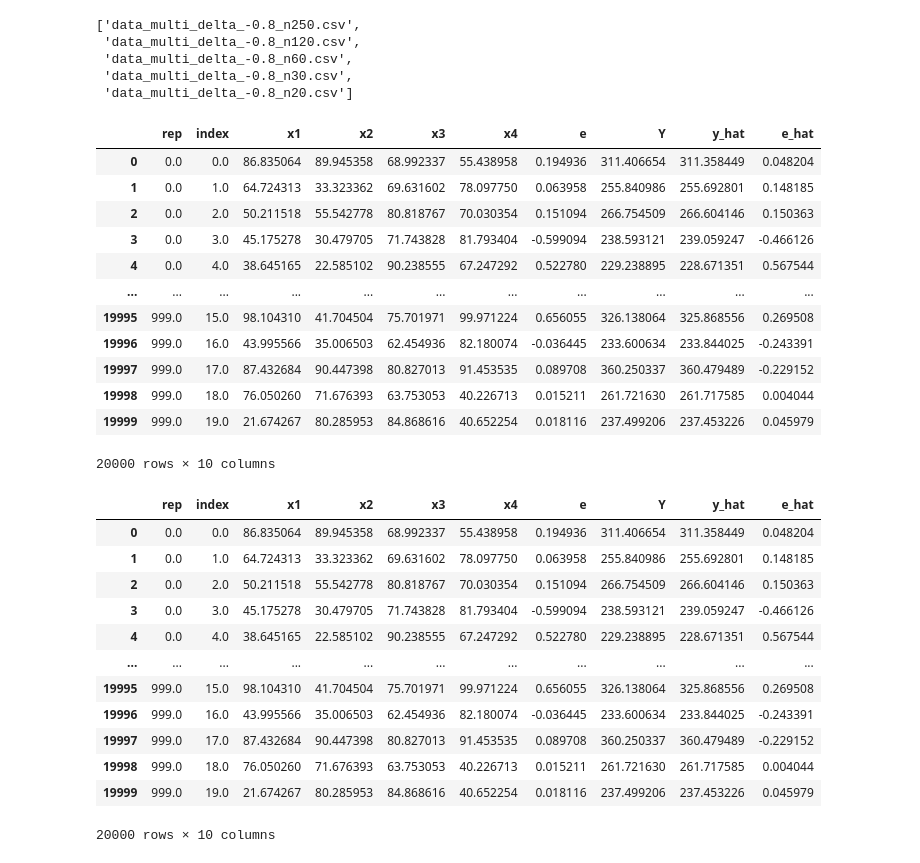
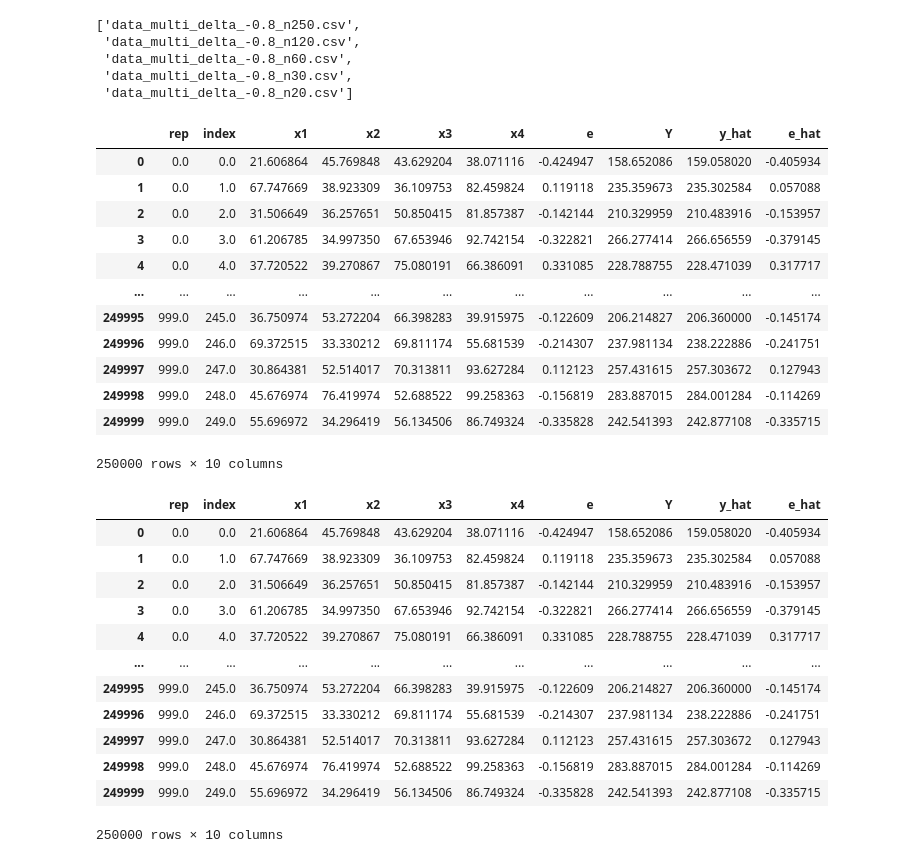
Before and after one commit to iam-fern/Generate_multiplication_4X, a Jupyter notebook: GQtest_data(y_hat)_multi_delta_(_0_8)_n250_05.ipynb, the cells around one changed output. Cells and saved outputs as stored; diff of their text form; code cells hidden in the pictures.

```diff
--- a/GQtest_data(y_hat)_multi_delta_(_0_8)_n250_05.ipynb
+++ b/GQtest_data(y_hat)_multi_delta_(_0_8)_n250_05.ipynb
@@ -29,39 +29,39 @@ os.listdir(base_path)
  'data_multi_delta_-0.8_n20.csv']
 # %%
 # เรียกใช้ข้อมูลจากไฟล์ โดยผ่านฟังก์ชัน ที่ชื่อว่า read_csv
-file_path = os.path.join(base_path, 'data_multi_delta_-0.8_n20.csv')
+file_path = os.path.join(base_path, 'data_multi_delta_-0.8_n250.csv')
 pd.read_csv(file_path)
 # %% [output]
 |  | rep | index | x1 | x2 | x3 | x4 | e | Y | y_hat | e_hat |
-| 0 | 0.0 | 0.0 | 86.835064 | 89.945358 | 68.992337 | 55.438958 | 0.194936 | 311.406654 | 311.358449 | 0.048204 |
-| 1 | 0.0 | 1.0 | 64.724313 | 33.323362 | 69.631602 | 78.097750 | 0.063958 | 255.840986 | 255.692801 | 0.148185 |
-| 2 | 0.0 | 2.0 | 50.211518 | 55.542778 | 80.818767 | 70.030354 | 0.151094 | 266.754509 | 266.604146 | 0.150363 |
-| 3 | 0.0 | 3.0 | 45.175278 | 30.479705 | 71.743828 | 81.793404 | -0.599094 | 238.593121 | 239.059247 | -0.466126 |
-| 4 | 0.0 | 4.0 | 38.645165 | 22.585102 | 90.238555 | 67.247292 | 0.522780 | 229.238895 | 228.671351 | 0.567544 |
+| 0 | 0.0 | 0.0 | 21.606864 | 45.769848 | 43.629204 | 38.071116 | -0.424947 | 158.652086 | 159.058020 | -0.405934 |
+| 1 | 0.0 | 1.0 | 67.747669 | 38.923309 | 36.109753 | 82.459824 | 0.119118 | 235.359673 | 235.302584 | 0.057088 |
+| 2 | 0.0 | 2.0 | 31.506649 | 36.257651 | 50.850415 | 81.857387 | -0.142144 | 210.329959 | 210.483916 | -0.153957 |
+| 3 | 0.0 | 3.0 | 61.206785 | 34.997350 | 67.653946 | 92.742154 | -0.322821 | 266.277414 | 266.656559 | -0.379145 |
+| 4 | 0.0 | 4.0 | 37.720522 | 39.270867 | 75.080191 | 66.386091 | 0.331085 | 228.788755 | 228.471039 | 0.317717 |
 | ... | ... | ... | ... | ... | ... | ... | ... | ... | ... | ... |
-| 19995 | 999.0 | 15.0 | 98.104310 | 41.704504 | 75.701971 | 99.971224 | 0.656055 | 326.138064 | 325.868556 | 0.269508 |
-| 19996 | 999.0 | 16.0 | 43.995566 | 35.006503 | 62.454936 | 82.180074 | -0.036445 | 233.600634 | 233.844025 | -0.243391 |
-| 19997 | 999.0 | 17.0 | 87.432684 | 90.447398 | 80.827013 | 91.453535 | 0.089708 | 360.250337 | 360.479489 | -0.229152 |
-| 19998 | 999.0 | 18.0 | 76.050260 | 71.676393 | 63.753053 | 40.226713 | 0.015211 | 261.721630 | 261.717585 | 0.004044 |
-| 19999 | 999.0 | 19.0 | 21.674267 | 80.285953 | 84.868616 | 40.652254 | 0.018116 | 237.499206 | 237.453226 | 0.045979 |
+| 249995 | 999.0 | 245.0 | 36.750974 | 53.272204 | 66.398283 | 39.915975 | -0.122609 | 206.214827 | 206.360000 | -0.145174 |
+| 249996 | 999.0 | 246.0 | 69.372515 | 33.330212 | 69.811174 | 55.681539 | -0.214307 | 237.981134 | 238.222886 | -0.241751 |
+| 249997 | 999.0 | 247.0 | 30.864381 | 52.514017 | 70.313811 | 93.627284 | 0.112123 | 257.431615 | 257.303672 | 0.127943 |
+| 249998 | 999.0 | 248.0 | 45.676974 | 76.419974 | 52.688522 | 99.258363 | -0.156819 | 283.887015 | 284.001284 | -0.114269 |
+| 249999 | 999.0 | 249.0 | 55.696972 | 34.296419 | 56.134506 | 86.749324 | -0.335828 | 242.541393 | 242.877108 | -0.335715 |
-20000 rows × 10 columns
+250000 rows × 10 columns
 # %%
 df = pd.read_csv(file_path)
 df
 # %% [output]
 |  | rep | index | x1 | x2 | x3 | x4 | e | Y | y_hat | e_hat |
-| 0 | 0.0 | 0.0 | 86.835064 | 89.945358 | 68.992337 | 55.438958 | 0.194936 | 311.406654 | 311.358449 | 0.048204 |
-| 1 | 0.0 | 1.0 | 64.724313 | 33.323362 | 69.631602 | 78.097750 | 0.063958 | 255.840986 | 255.692801 | 0.148185 |
-| 2 | 0.0 | 2.0 | 50.211518 | 55.542778 | 80.818767 | 70.030354 | 0.151094 | 266.754509 | 266.604146 | 0.150363 |
-| 3 | 0.0 | 3.0 | 45.175278 | 30.479705 | 71.743828 | 81.793404 | -0.599094 | 238.593121 | 239.059247 | -0.466126 |
-| 4 | 0.0 | 4.0 | 38.645165 | 22.585102 | 90.238555 | 67.247292 | 0.522780 | 229.238895 | 228.671351 | 0.567544 |
+| 0 | 0.0 | 0.0 | 21.606864 | 45.769848 | 43.629204 | 38.071116 | -0.424947 | 158.652086 | 159.058020 | -0.405934 |
+| 1 | 0.0 | 1.0 | 67.747669 | 38.923309 | 36.109753 | 82.459824 | 0.119118 | 235.359673 | 235.302584 | 0.057088 |
+| 2 | 0.0 | 2.0 | 31.506649 | 36.257651 | 50.850415 | 81.857387 | -0.142144 | 210.329959 | 210.483916 | -0.153957 |
+| 3 | 0.0 | 3.0 | 61.206785 | 34.997350 | 67.653946 | 92.742154 | -0.322821 | 266.277414 | 266.656559 | -0.379145 |
+| 4 | 0.0 | 4.0 | 37.720522 | 39.270867 | 75.080191 | 66.386091 | 0.331085 | 228.788755 | 228.471039 | 0.317717 |
 | ... | ... | ... | ... | ... | ... | ... | ... | ... | ... | ... |
-| 19995 | 999.0 | 15.0 | 98.104310 | 41.704504 | 75.701971 | 99.971224 | 0.656055 | 326.138064 | 325.868556 | 0.269508 |
-| 19996 | 999.0 | 16.0 | 43.995566 | 35.006503 | 62.454936 | 82.180074 | -0.036445 | 233.600634 | 233.844025 | -0.243391 |
-| 19997 | 999.0 | 17.0 | 87.432684 | 90.447398 | 80.827013 | 91.453535 | 0.089708 | 360.250337 | 360.479489 | -0.229152 |
-| 19998 | 999.0 | 18.0 | 76.050260 | 71.676393 | 63.753053 | 40.226713 | 0.015211 | 261.721630 | 261.717585 | 0.004044 |
-| 19999 | 999.0 | 19.0 | 21.674267 | 80.285953 | 84.868616 | 40.652254 | 0.018116 | 237.499206 | 237.453226 | 0.045979 |
+| 249995 | 999.0 | 245.0 | 36.750974 | 53.272204 | 66.398283 | 39.915975 | -0.122609 | 206.214827 | 206.360000 | -0.145174 |
+| 249996 | 999.0 | 246.0 | 69.372515 | 33.330212 | 69.811174 | 55.681539 | -0.214307 | 237.981134 | 238.222886 | -0.241751 |
+| 249997 | 999.0 | 247.0 | 30.864381 | 52.514017 | 70.313811 | 93.627284 | 0.112123 | 257.431615 | 257.303672 | 0.127943 |
+| 249998 | 999.0 | 248.0 | 45.676974 | 76.419974 | 52.688522 | 99.258363 | -0.156819 | 283.887015 | 284.001284 | -0.114269 |
+| 249999 | 999.0 | 249.0 | 55.696972 | 34.296419 | 56.134506 | 86.749324 | -0.335828 | 242.541393 | 242.877108 | -0.335715 |
-20000 rows × 10 columns
+250000 rows × 10 columns
 # %%
 df = pd.read_csv(file_path, index_col=['rep', 'index'])
 df
```
Also changed, not shown: parts of 8 cells of this notebook.
